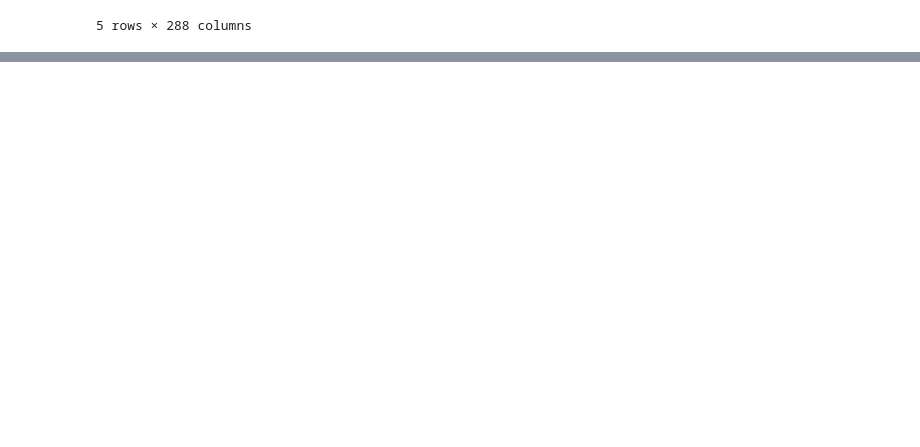
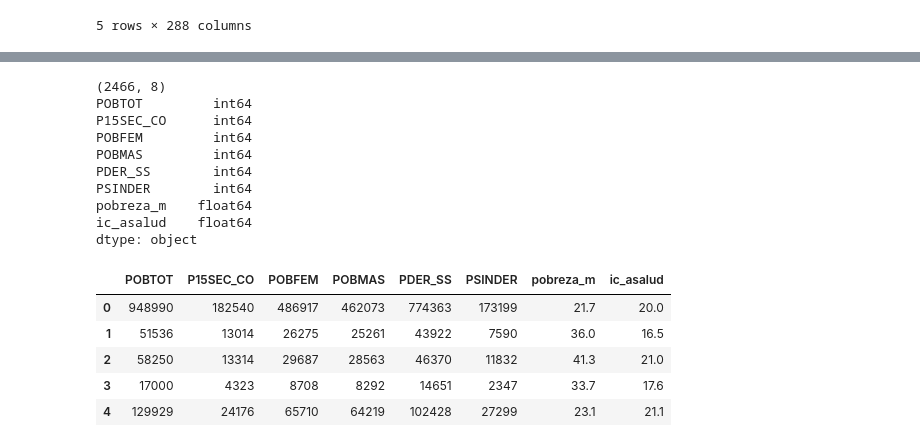
Before and after one commit to albo437/TC2004B, a Jupyter notebook: Reto Entrega 2/IntegracionExploracion.ipynb, the cells around one changed output, grey strips where cells are left out. Cells and saved outputs as stored; diff of their text form; code cells hidden in the pictures; blank space fills up the shorter version.

```diff
--- a/Reto Entrega 2/IntegracionExploracion.ipynb
+++ b/Reto Entrega 2/IntegracionExploracion.ipynb
@@ -77,0 +113,45 @@ See the caveats in the documentation: https://pandas.pydata.org/pandas-docs/stab
+# %%
+# fix data types
+data['POBTOT'] = data['POBTOT'].astype(int)
+data['P15SEC_CO'] = data['P15SEC_CO'].astype(int)
+data['POBFEM'] = data['POBFEM'].astype(int)
+data['POBMAS'] = data['POBMAS'].astype(int)
+data['PDER_SS'] = data['PDER_SS'].astype(int)
+data['PSINDER'] = data['PSINDER'].astype(int)
+
+data['pobreza_m'] = data['pobreza_m'].astype('string')
+data['ic_asalud'] = data['ic_asalud'].astype('string')
+
+data['pobreza_m'] = data['pobreza_m'].str.replace(',', '')
+data['ic_asalud'] = data['ic_asalud'].str.replace(',', '')
+
+# drop rows with value n.d or nan
+data = data[data['pobreza_m'] != 'n.d']
+data = data[data['ic_asalud'] != 'n.d']
+data = data.dropna()
+
+
+data['pobreza_m'] = data['pobreza_m'].astype(float)
+data['ic_asalud'] = data['ic_asalud'].astype(float)
+
+
+print(data.shape)
+print(data.dtypes)
+data.head()
+# %% [output]
+(2466, 8)
+POBTOT         int64
+P15SEC_CO      int64
+POBFEM         int64
+POBMAS         int64
+PDER_SS        int64
+PSINDER        int64
+pobreza_m    float64
+ic_asalud    float64
+dtype: object
+|  | POBTOT | P15SEC_CO | POBFEM | POBMAS | PDER_SS | PSINDER | pobreza_m | ic_asalud |
+| 0 | 948990 | 182540 | 486917 | 462073 | 774363 | 173199 | 21.7 | 20.0 |
+| 1 | 51536 | 13014 | 26275 | 25261 | 43922 | 7590 | 36.0 | 16.5 |
+| 2 | 58250 | 13314 | 29687 | 28563 | 46370 | 11832 | 41.3 | 21.0 |
+| 3 | 17000 | 4323 | 8708 | 8292 | 14651 | 2347 | 33.7 | 17.6 |
+| 4 | 129929 | 24176 | 65710 | 64219 | 102428 | 27299 | 23.1 | 21.1 |
```
Also changed, not shown: parts of 10 cells of this notebook, 3 other files.
